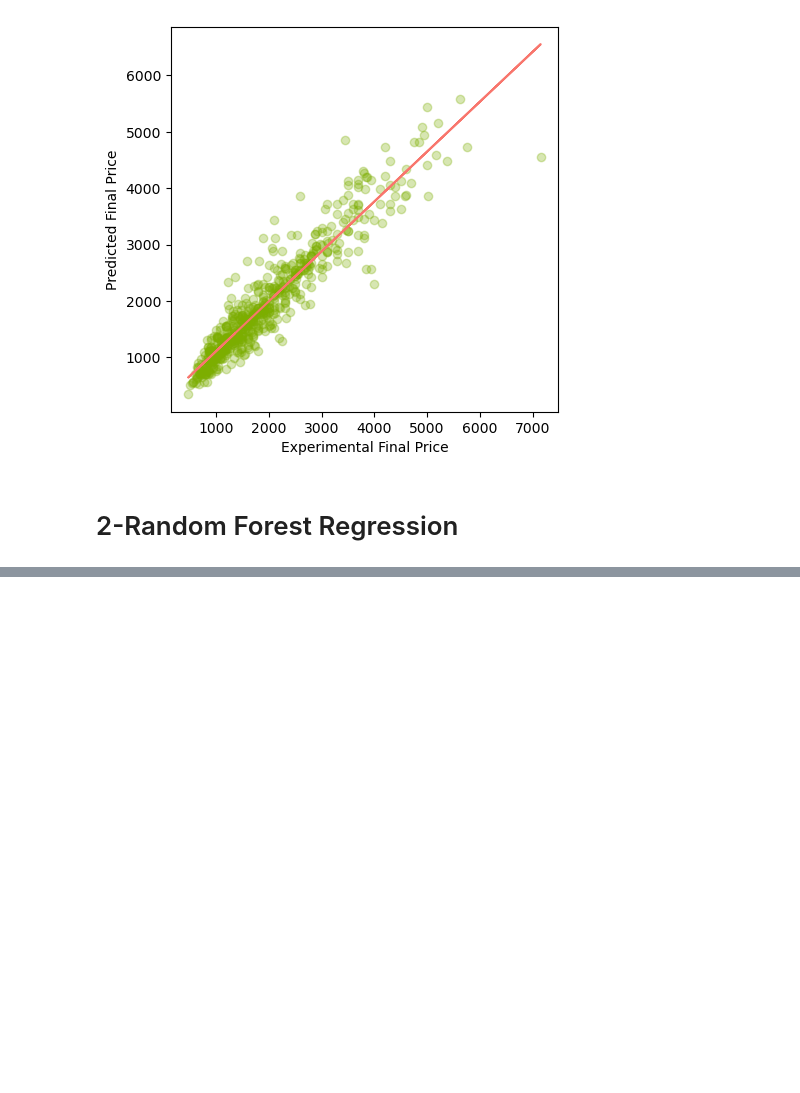
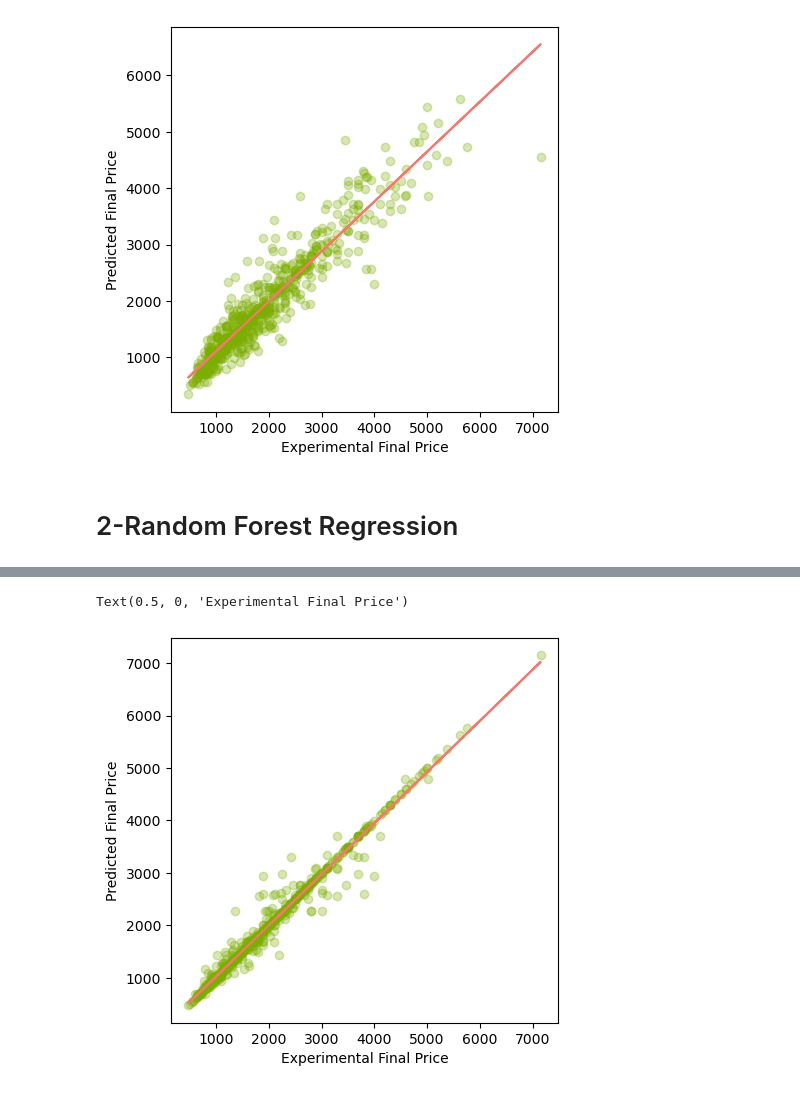
Before and after one commit to FirasObieda/MachineLearningModel, a Jupyter notebook: ML Model for Laptops.ipynb, the cells around one changed output, grey strips where cells are left out. Cells and saved outputs as stored; diff of their text form; code cells hidden in the pictures; blank space fills up the shorter version.

```diff
--- a/ML Model for Laptops.ipynb
+++ b/ML Model for Laptops.ipynb
@@ -132,0 +171,2 @@ Text(0.5, 0, 'Experimental Final Price')
+# %%
+GPR = GaussianProcessRegressor(random_state=42)
@@ -132,0 +177,3 @@ Text(0.5, 0, 'Experimental Final Price')
+# %%
+Y_GPR_train_pred = GPR.predict(X_train)
+Y_GPR_test_pred = GPR.predict(X_test)
@@ -132,0 +194,11 @@ Text(0.5, 0, 'Experimental Final Price')
+# %%
+plt.figure(figsize=(5,5))
+plt.scatter(x=Y_train, y=Y_GPR_train_pred, c="#7CAE00", alpha=0.3)
+z = np.polyfit(Y_train, Y_GPR_train_pred, 1)
+p = np.poly1d(z)
+plt.plot(Y_train,p(Y_train),"#F8766D")
+plt.ylabel('Predicted Final Price')
+plt.xlabel('Experimental Final Price')
+# %% [output]
+Text(0.5, 0, 'Experimental Final Price')
+[figure, added]
```
Also changed, not shown: parts of 16 cells of this notebook.
